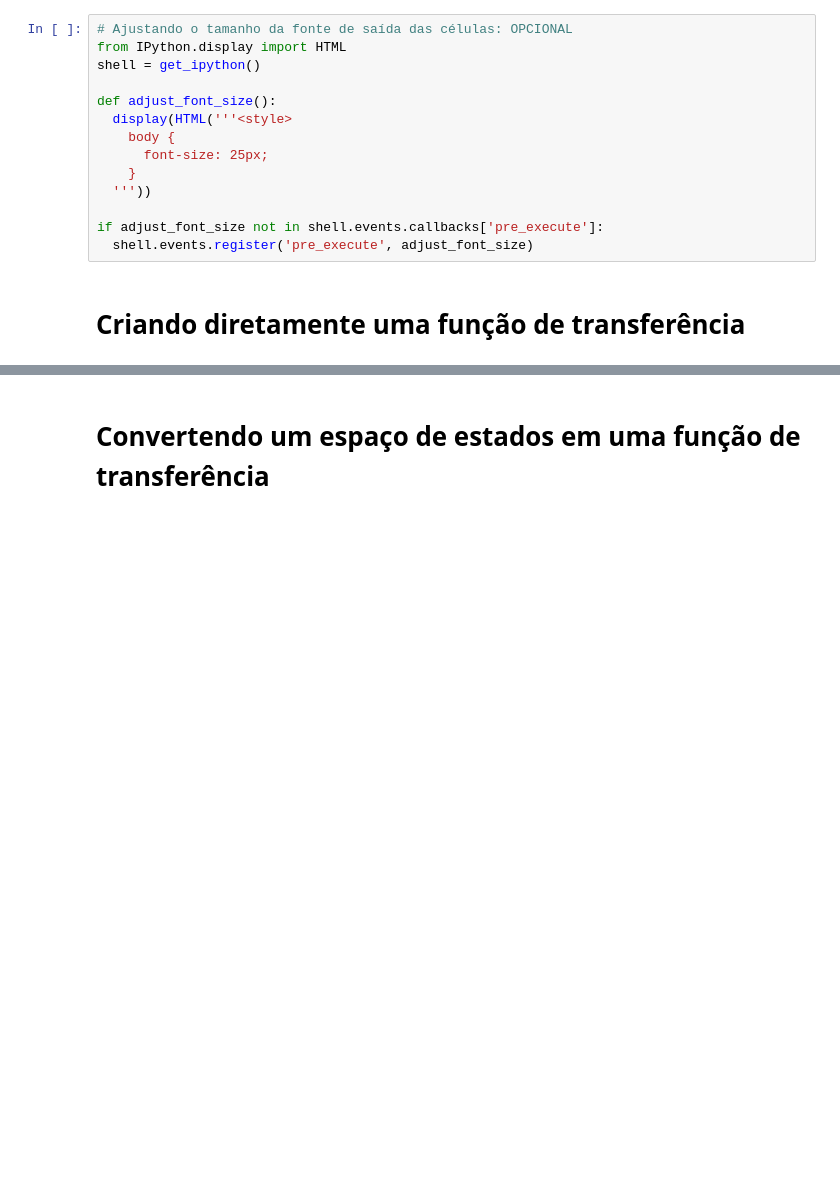
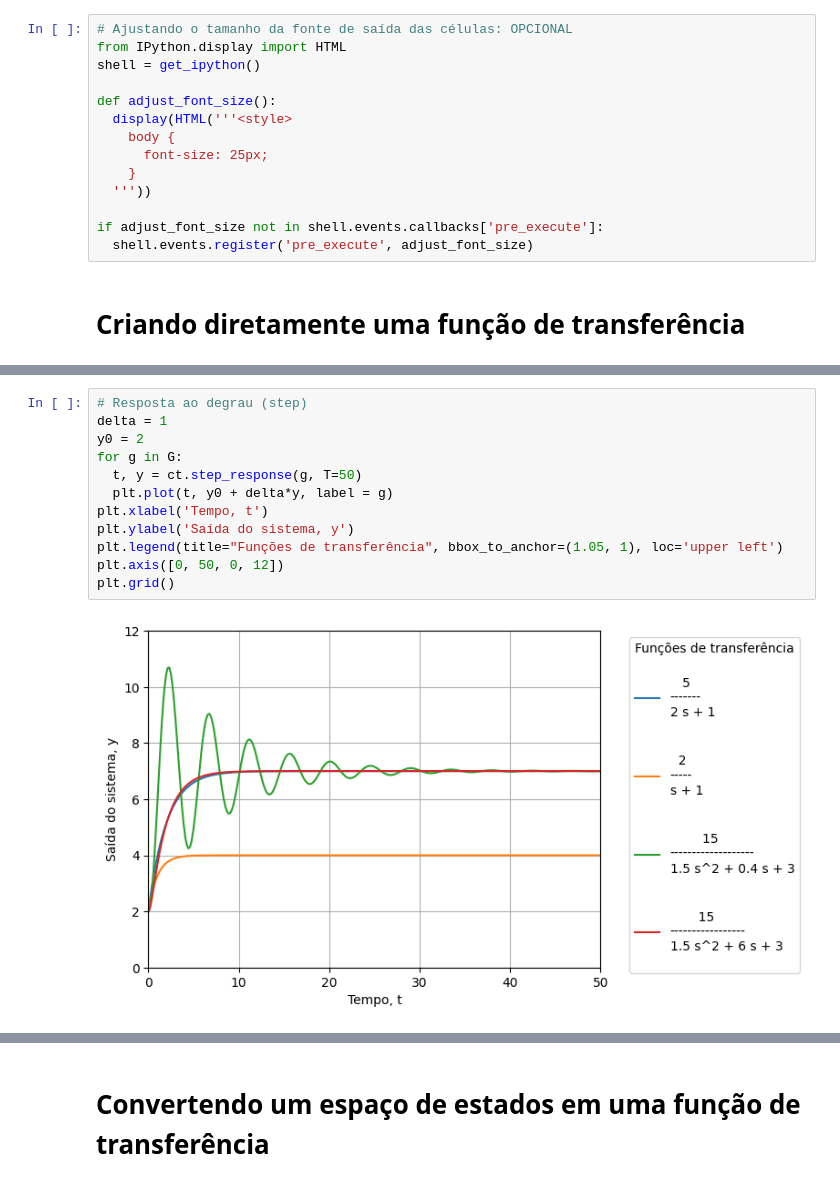
Before and after one commit to juliosdutra/Controle_de_Processos_UFES, a Jupyter notebook: 3.Transfer-functions/Função_de_transferência.ipynb, the cells around one changed output, grey strips where cells are left out. Cells and saved outputs as stored; diff of their text form; blank space fills up the shorter version.

```diff
--- a/3.Transfer-functions/Função_de_transferência.ipynb
+++ b/3.Transfer-functions/Função_de_transferência.ipynb
@@ -31,0 +66,14 @@ if adjust_font_size not in shell.events.callbacks['pre_execute']:
+# %%
+# Resposta ao degrau (step)
+delta = 1
+y0 = 2
+for g in G:
+  t, y = ct.step_response(g, T=50)
+  plt.plot(t, y0 + delta*y, label = g)
+plt.xlabel('Tempo, t')
+plt.ylabel('Saída do sistema, y')
+plt.legend(title="Funções de transferência", bbox_to_anchor=(1.05, 1), loc='upper left')
+plt.axis([0, 50, 0, 12])
+plt.grid()
+# %% [output]
+[figure, added]
```
Also changed, not shown: parts of 6 cells of this notebook.
